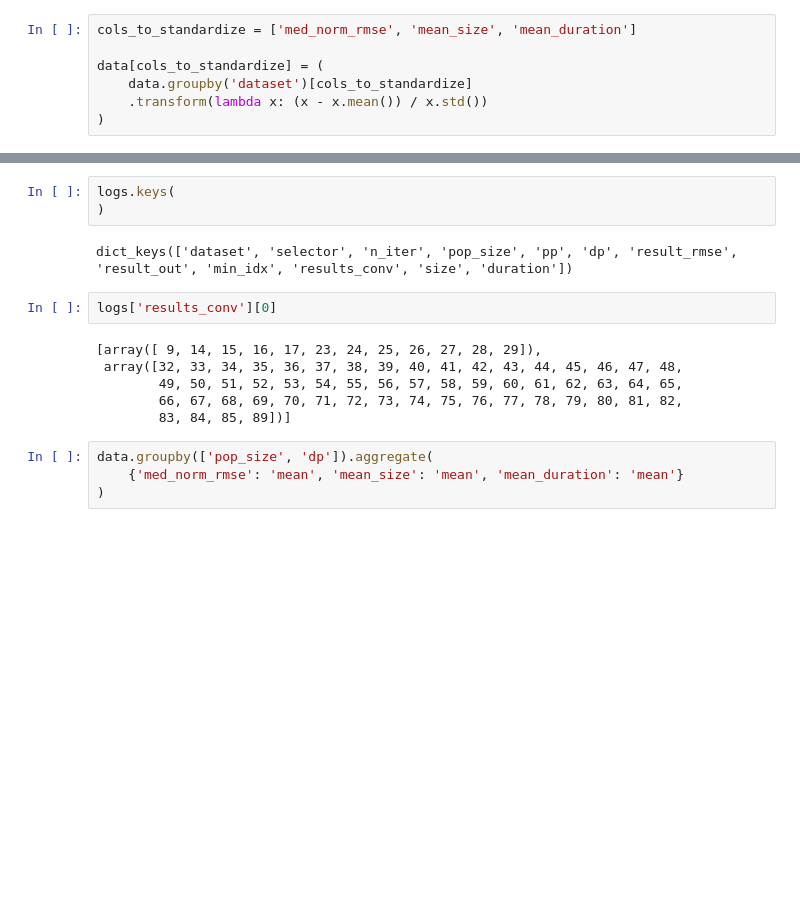
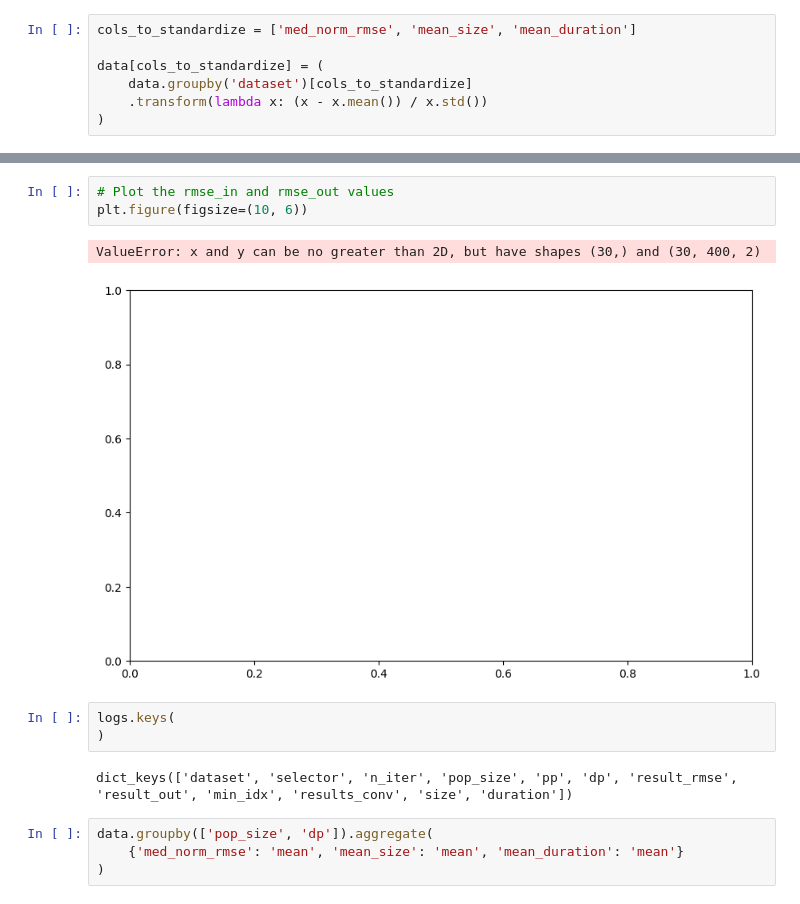
Before and after one commit to amarmate/SLIM-TEST-LITE, a Jupyter notebook: res_selec_multi.ipynb, the cells around one changed output, grey strips where cells are left out. Drawn from its saved outputs; the diff is of its cells as text; blank space fills up the shorter version.

```diff
--- a/res_selec_multi.ipynb
+++ b/res_selec_multi.ipynb
@@ -225,16 +336,14 @@ with open('synthetic2_dalex_size_it100_pop500_pp3_dp0.4_1605.pkl', 'rb') as f:
+# %%
+# Plot the rmse_in and rmse_out values
+plt.figure(figsize=(10, 6))
+# %% [output]
+ValueError: x and y can be no greater than 2D, but have shapes (30,) and (30, 400, 2)
+[figure, added]
 # %%
 logs.keys(
 )
 # %% [output]
 dict_keys(['dataset', 'selector', 'n_iter', 'pop_size', 'pp', 'dp', 'result_rmse', 'result_out', 'min_idx', 'results_conv', 'size', 'duration'])
-# %%
-logs['results_conv'][0]
-# %% [output]
-[array([ 9, 14, 15, 16, 17, 23, 24, 25, 26, 27, 28, 29]),
- array([32, 33, 34, 35, 36, 37, 38, 39, 40, 41, 42, 43, 44, 45, 46, 47, 48,
-        49, 50, 51, 52, 53, 54, 55, 56, 57, 58, 59, 60, 61, 62, 63, 64, 65,
-        66, 67, 68, 69, 70, 71, 72, 73, 74, 75, 76, 77, 78, 79, 80, 81, 82,
-        83, 84, 85, 89])]
 # %%
 data.groupby(['pop_size', 'dp']).aggregate(
     {'med_norm_rmse': 'mean', 'mean_size': 'mean', 'mean_duration': 'mean'}
```
Also changed, not shown: parts of 6 cells of this notebook, 4 other files.
